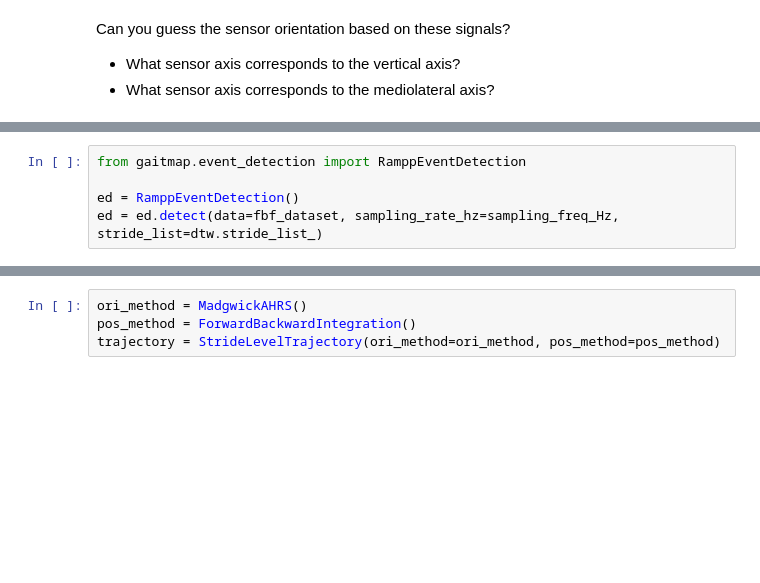
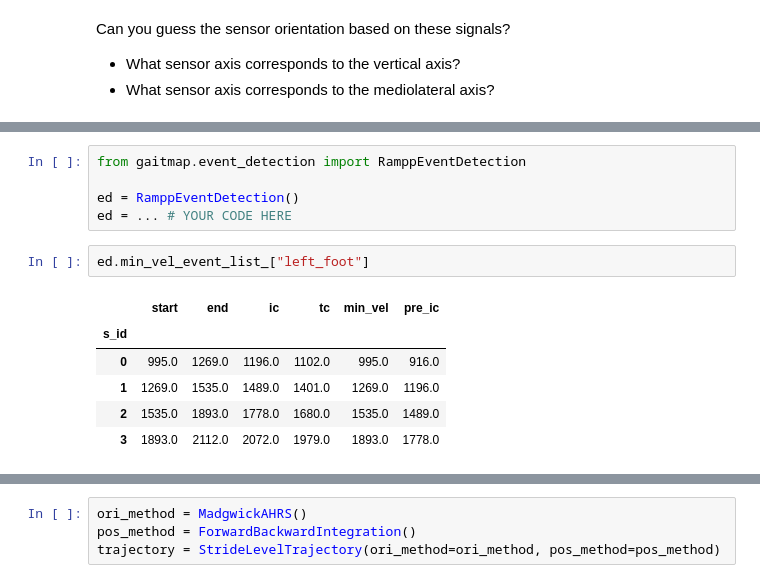
Before and after one commit to neurogeriatricskiel/esmac_2024, a Jupyter notebook: exercises/ex01_imu_stride_length_estimation.ipynb, the cells around one changed output, grey strips where cells are left out. Cells and saved outputs as stored; diff of their text form; blank space fills up the shorter version.

```diff
--- a/exercises/ex01_imu_stride_length_estimation.ipynb
+++ b/exercises/ex01_imu_stride_length_estimation.ipynb
@@ -234,4 +217,13 @@ plt.show()
 from gaitmap.event_detection import RamppEventDetection
 
 ed = RamppEventDetection()
-ed = ed.detect(data=fbf_dataset, sampling_rate_hz=sampling_freq_Hz, stride_list=dtw.stride_list_)
+ed = ... # YOUR CODE HERE
+# %%
+ed.min_vel_event_list_["left_foot"]
+# %% [output]
+|  | start | end | ic | tc | min_vel | pre_ic |
+| s_id |  |  |  |  |  |  |
+| 0 | 995.0 | 1269.0 | 1196.0 | 1102.0 | 995.0 | 916.0 |
+| 1 | 1269.0 | 1535.0 | 1489.0 | 1401.0 | 1269.0 | 1196.0 |
+| 2 | 1535.0 | 1893.0 | 1778.0 | 1680.0 | 1535.0 | 1489.0 |
+| 3 | 1893.0 | 2112.0 | 2072.0 | 1979.0 | 1893.0 | 1778.0 |
```
Also changed, not shown: parts of 37 cells of this notebook, 1 other file.
